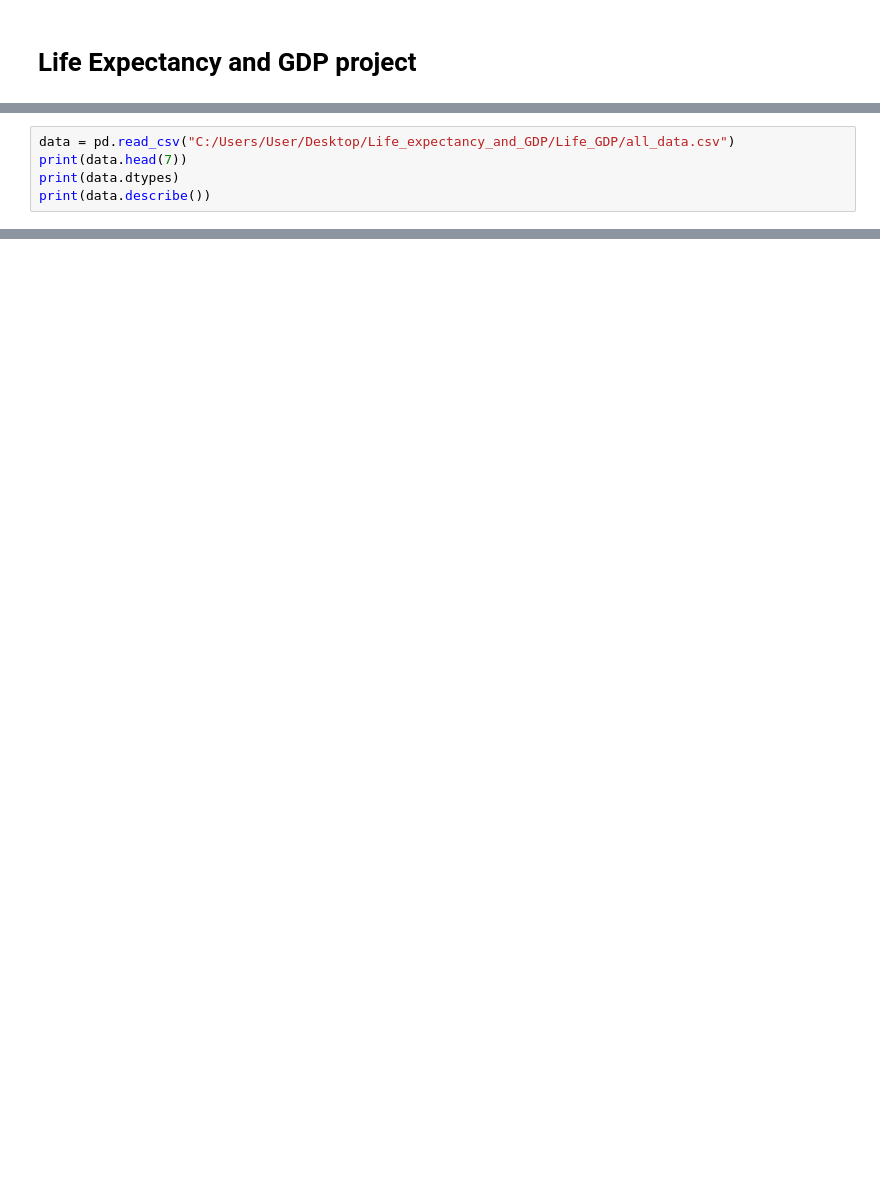
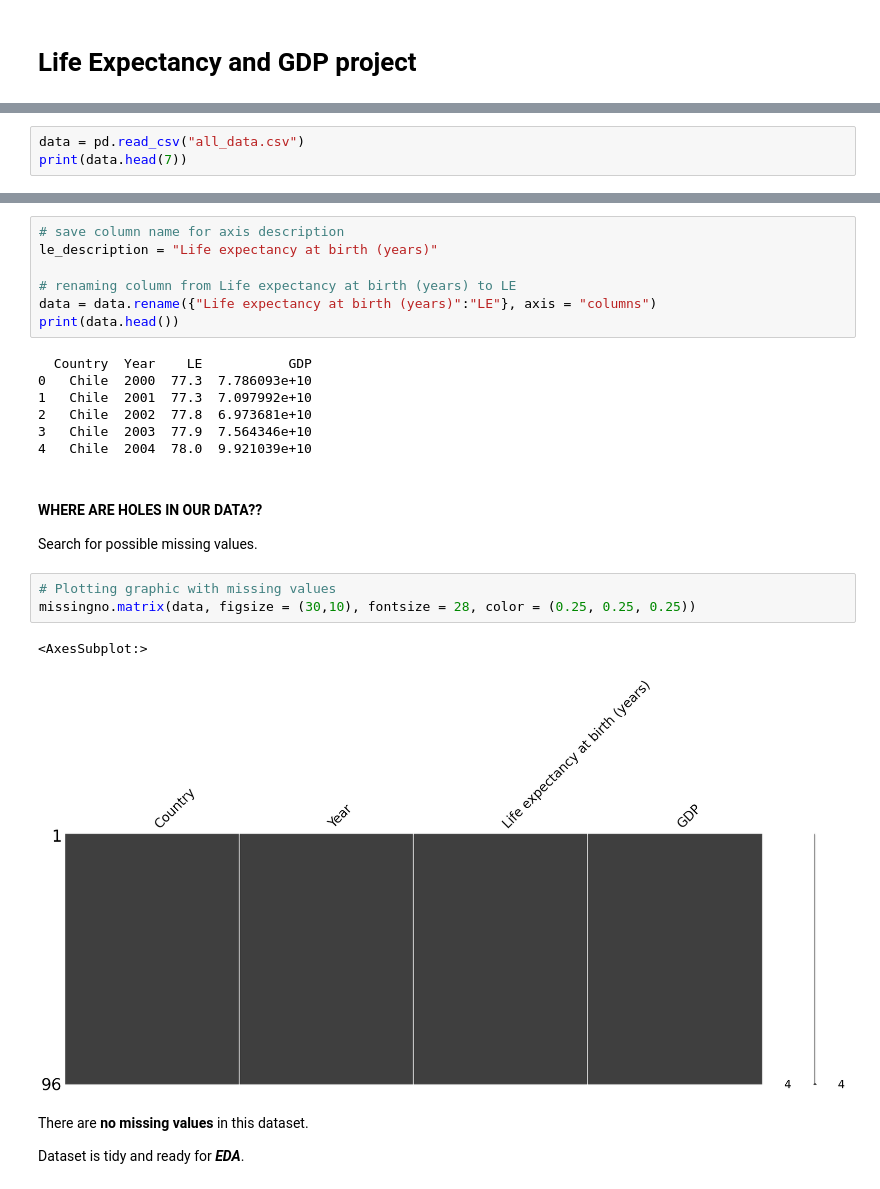
Before and after one commit to abass99/Life_GDP, a Jupyter notebook: gdp_life.ipynb, the cells around one changed output, grey strips where cells are left out. Cells and saved outputs as stored; diff of their text form; blank space fills up the shorter version.

```diff
--- a/gdp_life.ipynb
+++ b/gdp_life.ipynb
@@ -18,8 +31,6 @@ import seaborn as sns
 # %%
-data = pd.read_csv("C:/Users/User/Desktop/Life_expectancy_and_GDP/Life_GDP/all_data.csv")
+data = pd.read_csv("all_data.csv")
 print(data.head(7))
-print(data.dtypes)
-print(data.describe())
 # %% [output]
   Country  Year  Life expectancy at birth (years)           GDP
 0   Chile  2000                              77.3  7.786093e+10
@@ -40,0 +84,27 @@ max    2015.000000                         81.000000  1.810000e+13
+# %%
+# save column name for axis description
+le_description = "Life expectancy at birth (years)"
+
+# renaming column from Life expectancy at birth (years) to LE
+data = data.rename({"Life expectancy at birth (years)":"LE"}, axis = "columns")
+print(data.head())
+# %% [output]
+  Country  Year    LE           GDP
+0   Chile  2000  77.3  7.786093e+10
+1   Chile  2001  77.3  7.097992e+10
+2   Chile  2002  77.8  6.973681e+10
+3   Chile  2003  77.9  7.564346e+10
+4   Chile  2004  78.0  9.921039e+10
+# %% [markdown]
+#### WHERE ARE HOLES IN OUR DATA??
+Search for possible missing values.
+# %%
+# Plotting graphic with missing values
+missingno.matrix(data, figsize = (30,10), fontsize = 28, color = (0.25, 0.25, 0.25))
+# %% [output]
+<AxesSubplot:>
+[figure, added]
+# %% [markdown]
+There are **no missing values** in this dataset.
+
+Dataset is tidy and ready for **_EDA_**.
```
Also changed, not shown: parts of 35 cells of this notebook, 1 other file.
